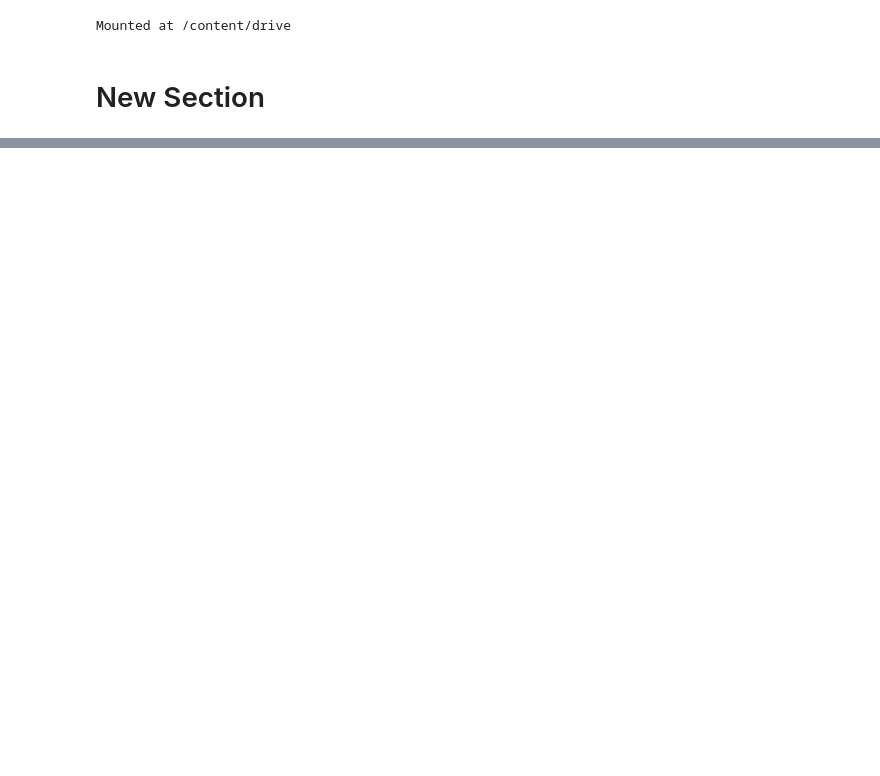
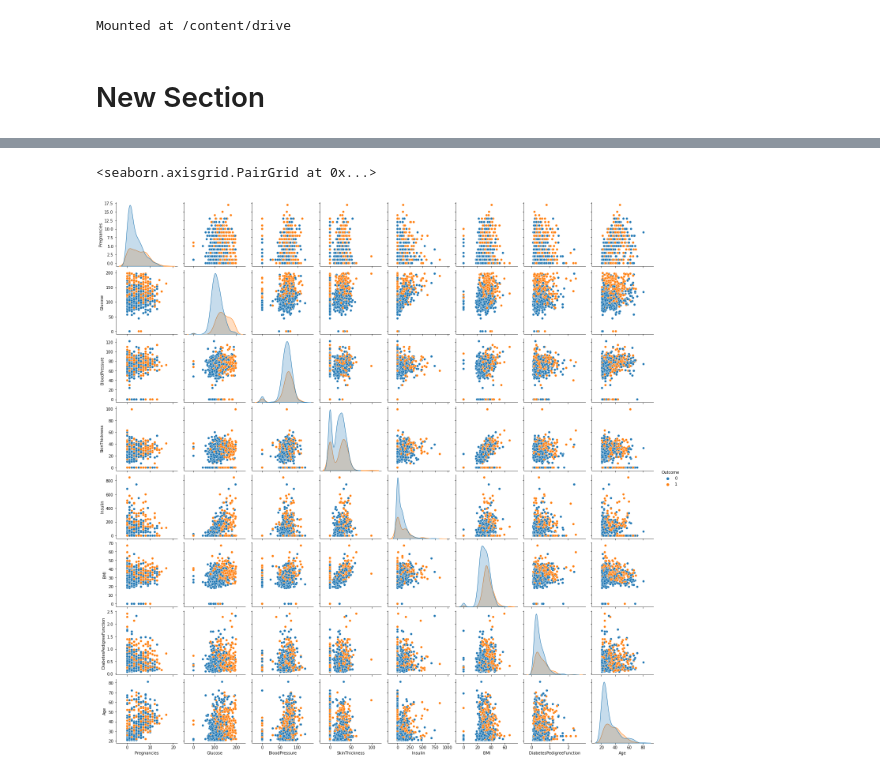
Before and after one commit to Giri2311/Pima-Indians-Diabetes, a Jupyter notebook: Pima_Indians_Diabetes.ipynb, the cells around one changed output, grey strips where cells are left out. Cells and saved outputs as stored; diff of their text form; code cells hidden in the pictures; blank space fills up the shorter version.

```diff
--- a/Pima_Indians_Diabetes.ipynb
+++ b/Pima_Indians_Diabetes.ipynb
@@ -63,0 +137,6 @@ pd.read_csv("/content/drive/MyDrive/AI_Project/Project_1/diabetes.csv")
+# %%
+#pairplot using sns
+sns.pairplot(df,hue='Outcome')
+# %% [output]
+<seaborn.axisgrid.PairGrid at 0x...>
+[figure, added]
```
Also changed, not shown: parts of 19 cells of this notebook.
